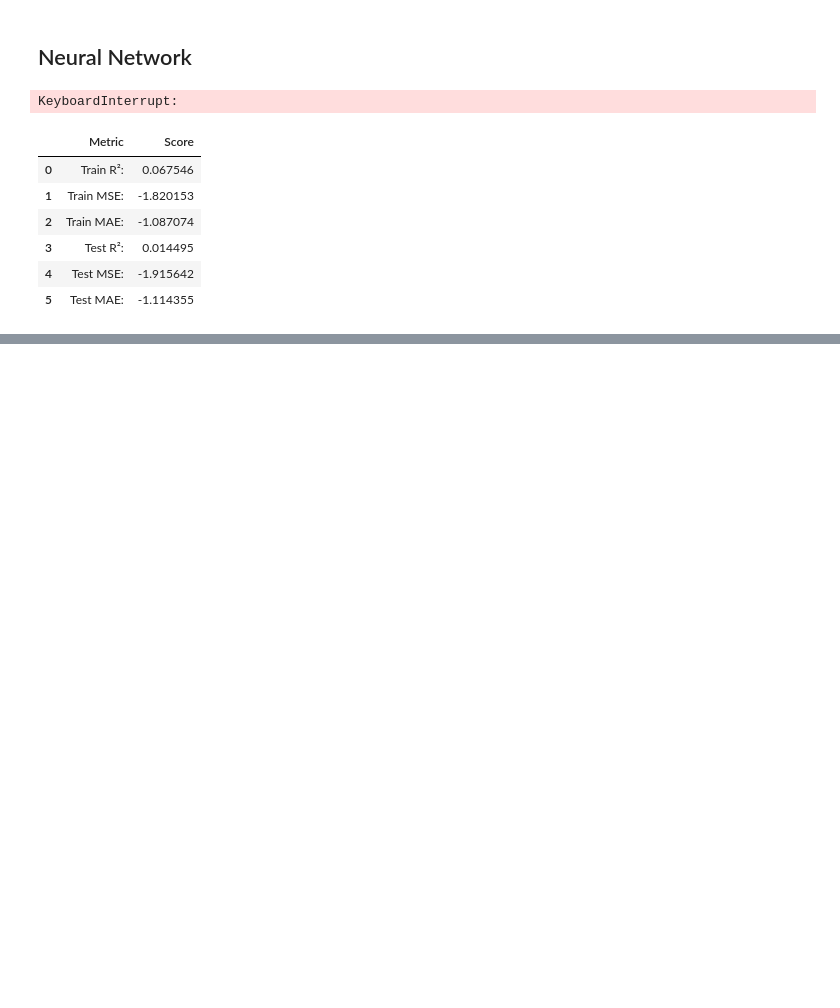
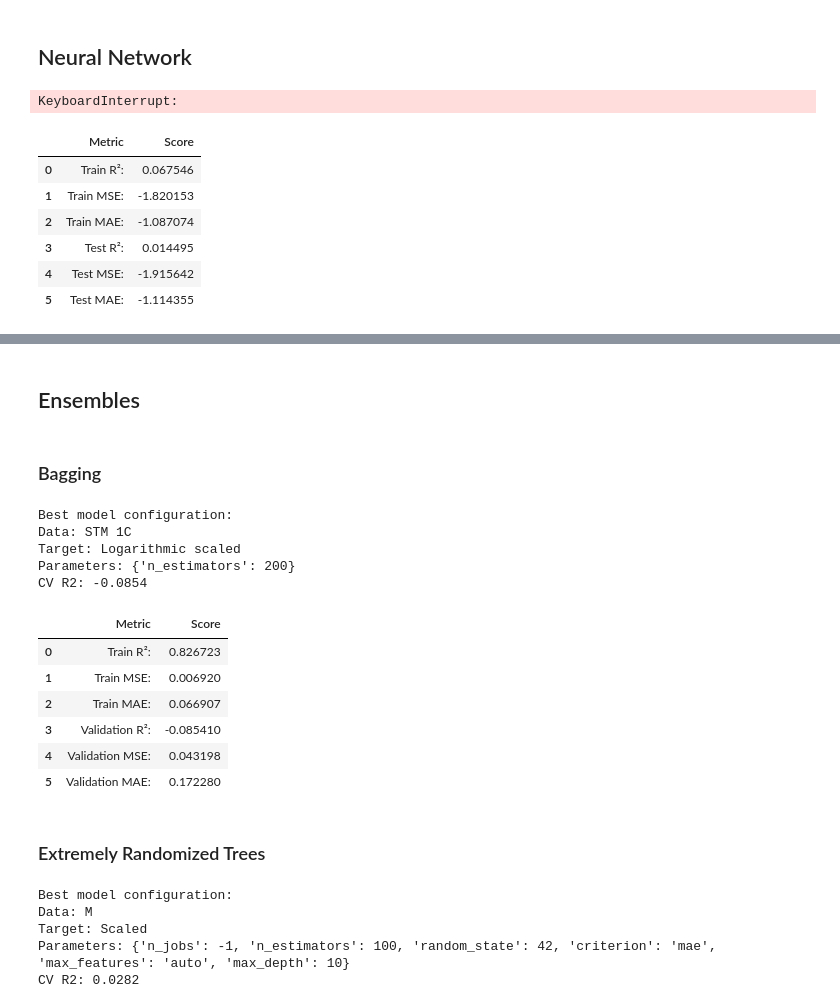
Before and after one commit to dsanmartin/INF578-PJ, a Jupyter notebook: Proyecto.ipynb, the cells around one changed output, grey strips where cells are left out. Cells and saved outputs as stored; diff of their text form; code cells hidden in the pictures; blank space fills up the shorter version.

```diff
--- a/Proyecto.ipynb
+++ b/Proyecto.ipynb
@@ -672,6 +467,0 @@ print(asd.mean())
-# %%
-#BE = ExtraTreesRegressor(n_jobs=-1)
-BE = MLPRegressor(hidden_layer_sizes=(10, 5, 2))
-BR = BaggingRegressor(base_estimator=BE, n_estimators=100, n_jobs=-1)
-asd = cross_val_score(BR, X_train_sc, y_train_sc, cv=cv_, scoring='r2')
-print(asd.mean())
@@ -703,13 +467,0 @@ RuntimeError: The classifier does not expose "coef_" or "feature_importances_" a
-# %%
-mlp = MLPRegressor(
-    activation='relu',
-    alpha=0.1,
-    batch_size=200,
-    hidden_layer_sizes=(20,),
-    learning_rate='adaptive',
-    solver='sgd'
-)
-
-BR = BaggingRegressor(base_estimator=mlp, n_estimators=100, n_jobs=-1)
-asd = cross_val_score(BR, X_train_sc, y_train_sc, cv=cv_, scoring='r2')
-print(asd.mean())
@@ -944,0 +468,29 @@ ImportError: Traceback (most recent call last):
+# %% [markdown]
+## Ensembles
+# %% [markdown]
+### Bagging
+# %%
+bgr_parameters = {
+    'n_estimators': [50, 100, 200],
+}
+# %%
+bgr_models, bgr_d, bgr_t, bgr_m = GSCVData(BR(random_state=seed, n_jobs=-1), datasets, targets,
+                                           bgr_parameters, scorers, cv_)
+# %% [output]
+Best model configuration:
+Data: STM 1C
+Target: Logarithmic scaled
+Parameters: {'n_estimators': 200}
+CV R2: -0.0854
+# %%
+CVScores(bgr_models[bgr_m])
+# %% [output]
+|  | Metric | Score |
+| 0 | Train R²: | 0.826723 |
+| 1 | Train MSE: | 0.006920 |
+| 2 | Train MAE: | 0.066907 |
+| 3 | Validation R²: | -0.085410 |
+| 4 | Validation MSE: | 0.043198 |
+| 5 | Validation MAE: | 0.172280 |
+# %% [markdown]
+### Extremely Randomized Trees
@@ -944,0 +504,9 @@ ImportError: Traceback (most recent call last):
+# %%
+etr_models, etr_d, etr_t, etr_m = GSCVData(ETR(random_state=seed, n_jobs=-1), datasets, targets,
+                                           etr_parameters, scorers, cv_)
+# %% [output]
+Best model configuration:
+Data: M
+Target: Scaled
+Parameters: {'n_jobs': -1, 'n_estimators': 100, 'random_state': 42, 'criterion': 'mae', 'max_features': 'auto', 'max_depth': 10}
+CV R2: 0.0282
```
Also changed, not shown: parts of 72 cells of this notebook.
